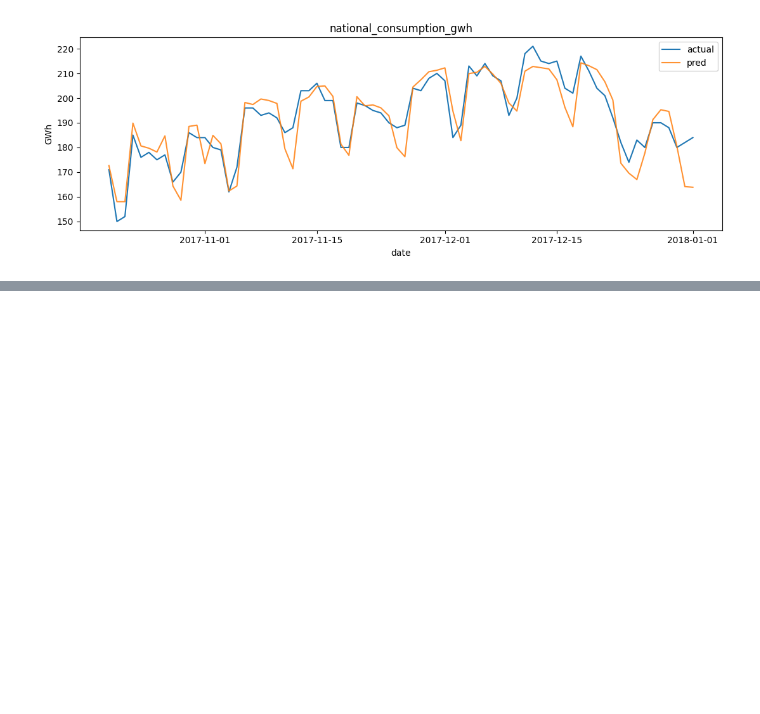
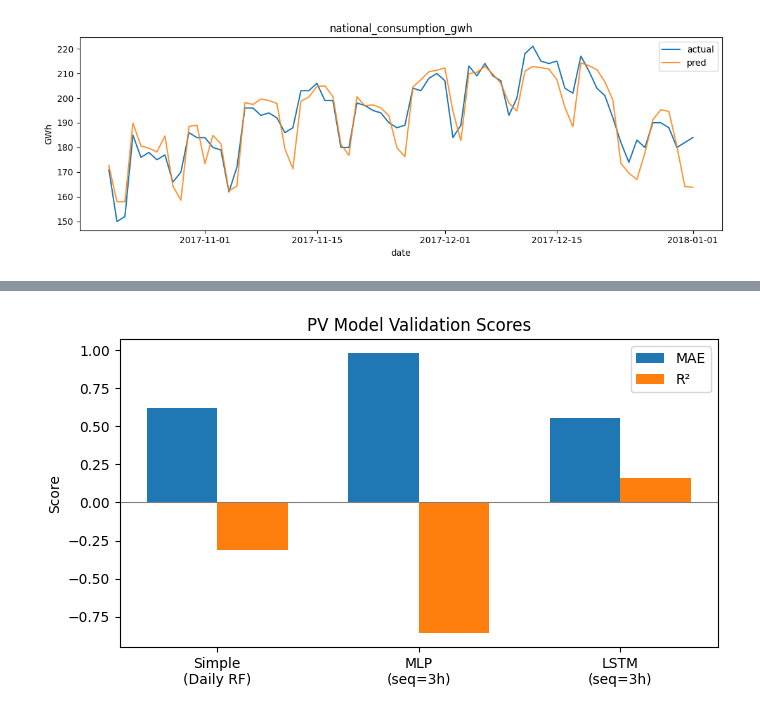
Before and after one commit to marndr/solvion-nasa-space-apps-2025, a Jupyter notebook: notebook.ipynb, the cells around one changed output, grey strips where cells are left out. Cells and saved outputs as stored; diff of their text form; code cells hidden in the pictures; blank space fills up the shorter version.

```diff
--- a/notebook.ipynb
+++ b/notebook.ipynb
@@ -220,0 +1041,22 @@ national_consumption_gwh: MAE=5.204 | R2=0.805
+# %%
+import matplotlib.pyplot as plt
+import numpy as np
+
+models = ["Simple\n(Daily RF)", "MLP\n(seq=3h)", "LSTM\n(seq=3h)"]
+mae = [0.622, 0.980, 0.555]
+r2  = [-0.311, -0.858, 0.163]
+
+x = np.arange(len(models))
+w = 0.35
+
+fig, ax1 = plt.subplots(1, 1, figsize=(7,4))
+ax1.bar(x - w/2, mae, width=w, label="MAE")
+ax1.bar(x + w/2, r2,  width=w, label="R²")
+ax1.set_xticks(x); ax1.set_xticklabels(models)
+ax1.set_ylabel("Score")
+ax1.set_title("PV Model Validation Scores")
+ax1.axhline(0, color="gray", lw=0.8)
+ax1.legend()
+plt.tight_layout(); plt.show()
+# %% [output]
+[figure, added]
```
Also changed, not shown: parts of 13 cells of this notebook.
